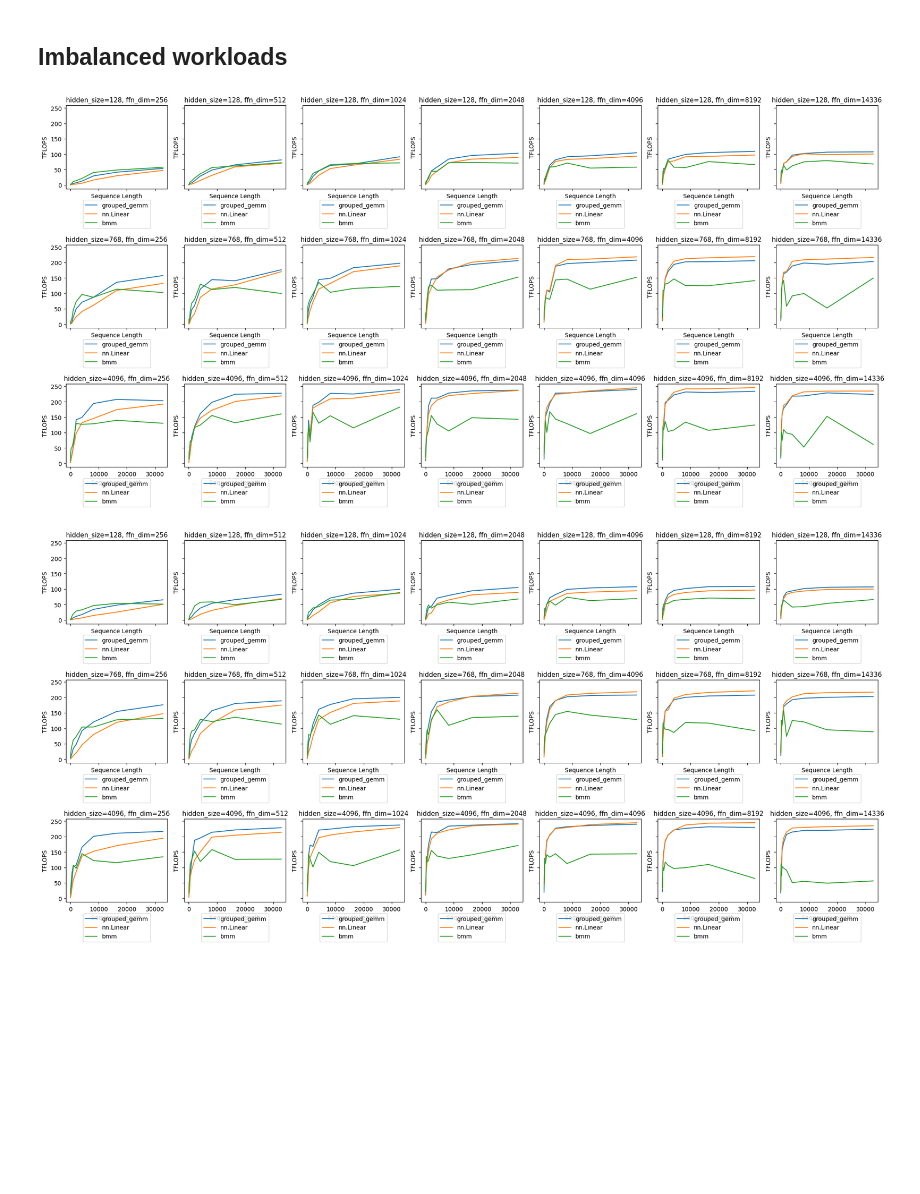
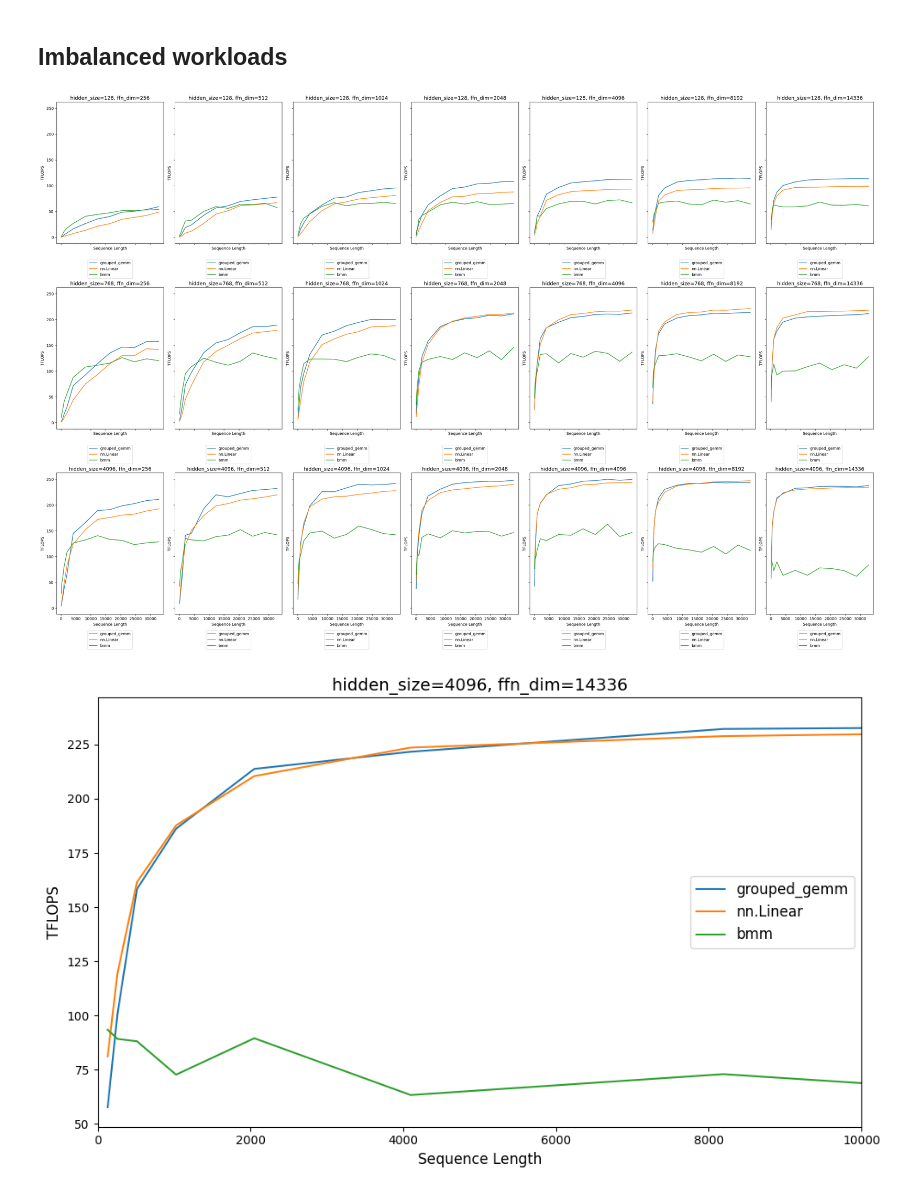
Before and after one commit to jssonx/gemm-kernel-microbenchmark, a Jupyter notebook: perf.ipynb, the cells around one changed output. Drawn from its saved outputs; the diff is of its cells as text; code cells hidden in the pictures; blank space fills up the shorter version.

```diff
--- a/perf.ipynb
+++ b/perf.ipynb
@@ -4,26 +72,25 @@
 import matplotlib.pyplot as plt
 
 # Read the data file
-with open('perf_8_32768.txt', 'r') as file:
+with open('perf_8_32768_imbalanced.txt', 'r') as file:
     data = file.read()
 
-parts = data.split('-' * 50)
-
+parts = data.split('--------------------------------------------------')
 batch_sizes = [1]
-sequence_lengths = [32, 64, 128, 256, 512, 1024, 2048, 4096, 8192, 16384, 32768]
+sequence_lengths = [128, 256, 512, 1024, 2048, 4096, 8192, 12288, 16384, 20480, 24576, 28672, 32768]
 hidden_sizes = [128, 768, 4096]
 ffn_dims = [256, 512, 1024, 2048, 4096, 8192, 14336]
 
 grouped_gemm_tflops = {}
 nn_linear_tflops = {}
+a_b_tflops = {}
 bmm_tflops = {}
 
 # Traverse each part and extract the relevant information
 for part in parts:
     lines = part.strip().split('\n')
-    if len(lines) < 10:
+    if len(lines) < 5:
         continue
-
     params = lines[0].split(':')[1].split(',')
     batch_size = int(params[0].split('=')[1])
     sequence_length = int(params[1].split('=')[1])
@@ -33,52 +100,48 @@ for part in parts:
     if (batch_size, hidden_size, ffn_dim) not in grouped_gemm_tflops:
         grouped_gemm_tflops[(batch_size, hidden_size, ffn_dim)] = []
         nn_linear_tflops[(batch_size, hidden_size, ffn_dim)] = []
         bmm_tflops[(batch_size, hidden_size, ffn_dim)] = []
 
     for line in lines:
         if 'TFLOPS (grouped_gemm):' in line:
             grouped_gemm_tflops[(batch_size, hidden_size, ffn_dim)].append(float(line.split(':')[1]))
         elif 'TFLOPS (nn.Linear):' in line:
             nn_linear_tflops[(batch_size, hidden_size, ffn_dim)].append(float(line.split(':')[1]))
         elif 'TFLOPS (bmm):' in line:
             bmm_tflops[(batch_size, hidden_size, ffn_dim)].append(float(line.split(':')[1]))
 
 # Create subplots for each parameter combination
-fig, axs = plt.subplots(len(hidden_sizes), len(ffn_dims), figsize=(20, 10), sharex=True, sharey=True)
-
+fig, axs = plt.subplots(len(hidden_sizes), len(ffn_dims), figsize=(30, 20), sharex=True, sharey=True)
 for i, hidden_size in enumerate(hidden_sizes):
     for j, ffn_dim in enumerate(ffn_dims):
         ax = axs[i, j]
-
         for batch_size in batch_sizes:
             key = (batch_size, hidden_size, ffn_dim)
             if key in grouped_gemm_tflops:
                 ax.plot(sequence_lengths[:len(grouped_gemm_tflops[key])], grouped_gemm_tflops[key], label=f'grouped_gemm')
                 ax.plot(sequence_lengths[:len(nn_linear_tflops[key])], nn_linear_tflops[key], label=f'nn.Linear')
                 ax.plot(sequence_lengths[:len(bmm_tflops[key])], bmm_tflops[key], label=f'bmm')
-
-        ax.set_title(f'hidden_size={hidden_size}, ffn_dim={ffn_dim}', fontsize=11)
+        ax.set_title(f'hidden_size={hidden_size}, ffn_dim={ffn_dim}', fontsize=13)
         ax.set_xlabel('Sequence Length')
         ax.set_ylabel('TFLOPS')
         ax.legend(loc='upper center', bbox_to_anchor=(0.5, -0.1))
 
 plt.tight_layout()
 plt.show()
 # %% [output]
-[figure, old version]
+[figure, new version]
 # %%
 import matplotlib.pyplot as plt
 
 # Read the data file
-with open('perf_16_32768.txt', 'r') as file:
+with open('perf_8_32768_imbalanced.txt', 'r') as file:
     data = file.read()
 
-parts = data.split('-' * 50)
-
+parts = data.split('--------------------------------------------------')
 batch_sizes = [1]
-sequence_lengths = [32, 64, 128, 256, 512, 1024, 2048, 4096, 8192, 16384, 32768]
-hidden_sizes = [128, 768, 4096]
-ffn_dims = [256, 512, 1024, 2048, 4096, 8192, 14336]
+sequence_lengths = [128, 256, 512, 1024, 2048, 4096, 8192, 12288, 16384, 20480, 24576, 28672, 32768]
+hidden_size = 4096
+ffn_dim = 14336
 
 grouped_gemm_tflops = {}
 nn_linear_tflops = {}
@@ -87,14 +150,16 @@ bmm_tflops = {}
 # Traverse each part and extract the relevant information
 for part in parts:
     lines = part.strip().split('\n')
-    if len(lines) < 10:
+    if len(lines) < 5:
         continue
-
     params = lines[0].split(':')[1].split(',')
     batch_size = int(params[0].split('=')[1])
     sequence_length = int(params[1].split('=')[1])
-    hidden_size = int(params[2].split('=')[1])
-    ffn_dim = int(params[3].split('=')[1])
+    hidden_size_part = int(params[2].split('=')[1])
+    ffn_dim_part = int(params[3].split('=')[1])
+
+    if hidden_size_part != hidden_size or ffn_dim_part != ffn_dim:
+        continue
 
     if (batch_size, hidden_size, ffn_dim) not in grouped_gemm_tflops:
         grouped_gemm_tflops[(batch_size, hidden_size, ffn_dim)] = []
@@ -109,26 +174,25 @@ for part in parts:
         elif 'TFLOPS (bmm):' in line:
             bmm_tflops[(batch_size, hidden_size, ffn_dim)].append(float(line.split(':')[1]))
 
-# Create subplots for each parameter combination
-fig, axs = plt.subplots(len(hidden_sizes), len(ffn_dims), figsize=(20, 10), sharex=True, sharey=True)
+# Create a figure and plot the data
+plt.figure(figsize=(10, 6))
+ax = plt.gca()
 
-for i, hidden_size in enumerate(hidden_sizes):
-    for j, ffn_dim in enumerate(ffn_dims):
-        ax = axs[i, j]
+for batch_size in batch_sizes:
+    key = (batch_size, hidden_size, ffn_dim)
+    if key in grouped_gemm_tflops:
+        ax.plot(sequence_lengths[:len(grouped_gemm_tflops[key])], grouped_gemm_tflops[key], label=f'grouped_gemm')
+        ax.plot(sequence_lengths[:len(nn_linear_tflops[key])], nn_linear_tflops[key], label=f'nn.Linear')
+        ax.plot(sequence_lengths[:len(bmm_tflops[key])], bmm_tflops[key], label=f'bmm')
 
-        for batch_size in batch_sizes:
-            key = (batch_size, hidden_size, ffn_dim)
-            if key in grouped_gemm_tflops:
-                ax.plot(sequence_lengths[:len(grouped_gemm_tflops[key])], grouped_gemm_tflops[key], label=f'grouped_gemm')
-                ax.plot(sequence_lengths[:len(nn_linear_tflops[key])], nn_linear_tflops[key], label=f'nn.Linear')
-                ax.plot(sequence_lengths[:len(bmm_tflops[key])], bmm_tflops[key], label=f'bmm')
-
-        ax.set_title(f'hidden_size={hidden_size}, ffn_dim={ffn_dim}', fontsize=11)
-        ax.set_xlabel('Sequence Length')
-        ax.set_ylabel('TFLOPS')
-        ax.legend(loc='upper center', bbox_to_anchor=(0.5, -0.1))
+ax.set_title(f'hidden_size={hidden_size}, ffn_dim={ffn_dim}', fontsize=14)
+ax.set_xlabel('Sequence Length', fontsize=12)
+ax.set_ylabel('TFLOPS', fontsize=12)
+ax.tick_params(axis='both', which='major', labelsize=10)
+ax.set_xlim(0, 10000)
+ax.legend(fontsize=12)
 
 plt.tight_layout()
 plt.show()
 # %% [output]
-[figure, old version]
+[figure, new version]
```
Also changed, not shown: parts of 11 cells of this notebook, 9 other files.
